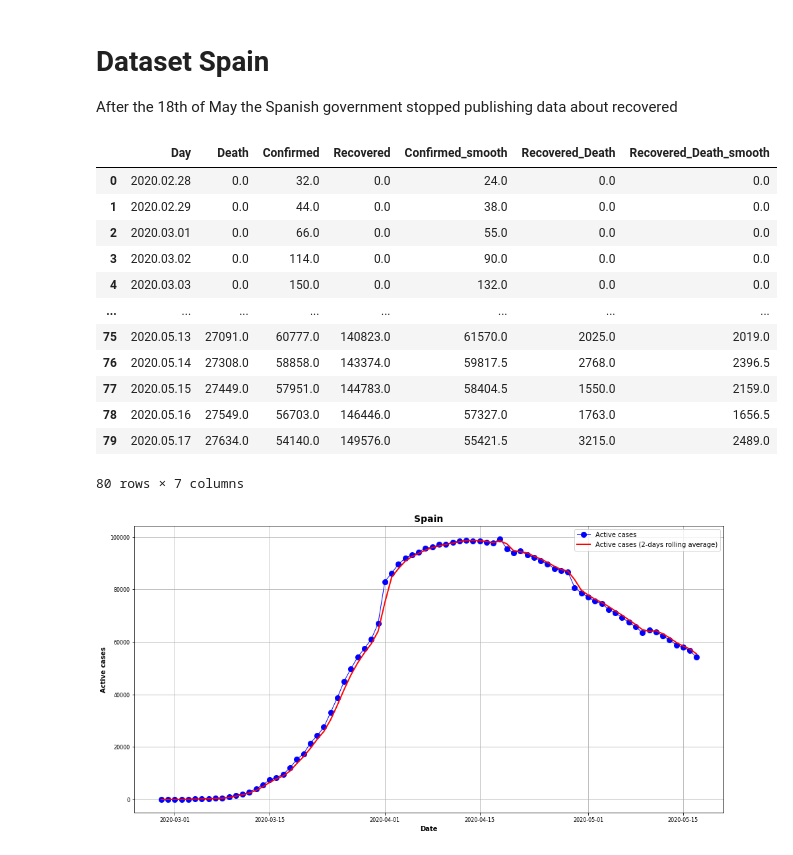
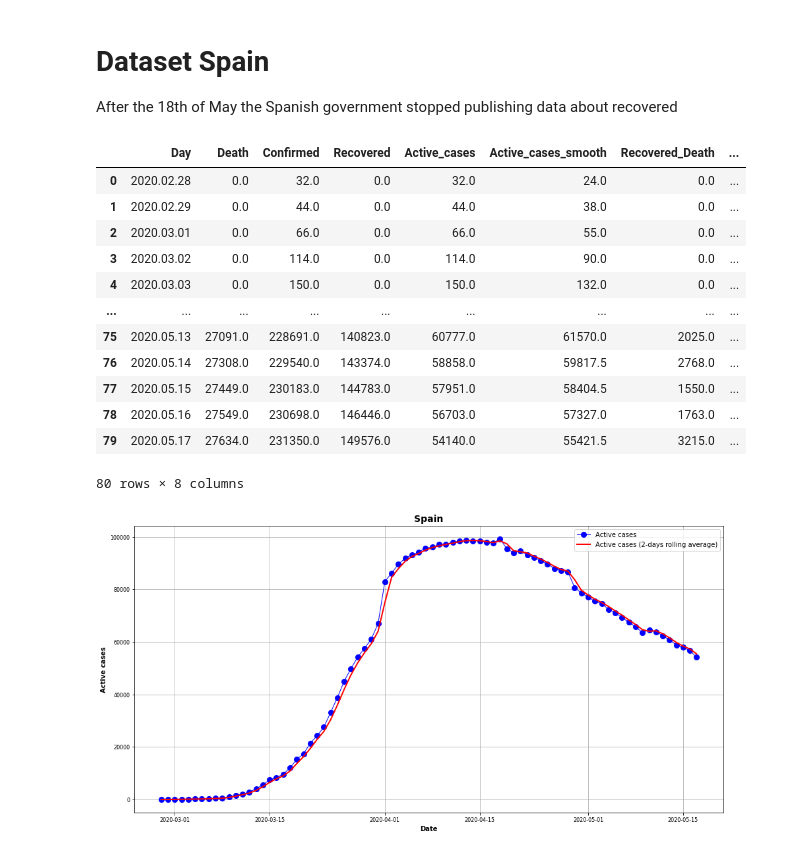
Before and after one commit to Nuelam9/Bayesian-inference-on-SCIR-epidemic-model, a Jupyter notebook: Advanced-statistics/notebook/data_preprocessing.ipynb, the cells around one changed output. Drawn from its saved outputs; the diff is of its cells as text; code cells hidden in the pictures.

```diff
--- a/Advanced-statistics/notebook/data_preprocessing.ipynb
+++ b/Advanced-statistics/notebook/data_preprocessing.ipynb
@@ -37,41 +37,41 @@ After the 18th of May the Spanish government stopped publishing data about recov
 # %%
 # data until 17 may
 url = "https://raw.githubusercontent.com/mariocastro73/predictability/master/datasets/covid-19-es.csv"
 # data until 31 march
 url_confirmed = "https://raw.githubusercontent.com/mariocastro73/predictability/master/datasets/confirmed-march31.csv"
 url_recovered = "https://raw.githubusercontent.com/mariocastro73/predictability/master/datasets/recovered-march31.csv"
 url_death = "https://raw.githubusercontent.com/mariocastro73/predictability/master/datasets/deaths-march31.csv"
 
 df = pd.read_csv(url, keep_date_col=True)
 df = df[~df.isna().any(axis=1)].reset_index(drop=True)
 df['Day'] = pd.date_range(start="2020.01.31", end="2020.05.17")
 df['Day'] = pd.to_datetime(df.Day, format='%Y-%m-%d').dt.strftime('%Y.%m.%d')
 
 df.loc[(df.Day <= "2020.03.31") & (df.Day >= "2020.02.27"), ['Death', 'Confirmed', 'Recovered']] = np.column_stack([pd.read_csv(url_death)['Spain'],
                                                                         pd.read_csv(url_confirmed)['Spain'],
                                                                         pd.read_csv(url_recovered)['Spain']])
-df['Confirmed'] = df.Confirmed - df.Recovered - df.Death
-df['Confirmed_smooth'] = df.Confirmed.rolling(2, min_periods=1).mean()
+df['Active_cases'] = df.Confirmed - df.Recovered - df.Death
+df['Active_cases_smooth'] = df.Active_cases.rolling(2, min_periods=1).mean()
 df['Recovered_Death'] = (df.Recovered + df.Death).diff().fillna(0) # (daily derivative)
 df['Recovered_Death_smooth'] = df.Recovered_Death.rolling(2, min_periods=1).mean()
 
 df = df[df.Day >= '2020.02.28'].reset_index(drop=True)
 df.loc[0, 'Recovered_Death_smooth'] = 0.
 
 df
 # %% [output]
-|  | Day | Death | Confirmed | Recovered | Confirmed_smooth | Recovered_Death | Recovered_Death_smooth |
-| 0 | 2020.02.28 | 0.0 | 32.0 | 0.0 | 24.0 | 0.0 | 0.0 |
-| 1 | 2020.02.29 | 0.0 | 44.0 | 0.0 | 38.0 | 0.0 | 0.0 |
-| 2 | 2020.03.01 | 0.0 | 66.0 | 0.0 | 55.0 | 0.0 | 0.0 |
-| 3 | 2020.03.02 | 0.0 | 114.0 | 0.0 | 90.0 | 0.0 | 0.0 |
-| 4 | 2020.03.03 | 0.0 | 150.0 | 0.0 | 132.0 | 0.0 | 0.0 |
-| ... | ... | ... | ... | ... | ... | ... | ... |
-| 75 | 2020.05.13 | 27091.0 | 60777.0 | 140823.0 | 61570.0 | 2025.0 | 2019.0 |
-| 76 | 2020.05.14 | 27308.0 | 58858.0 | 143374.0 | 59817.5 | 2768.0 | 2396.5 |
-| 77 | 2020.05.15 | 27449.0 | 57951.0 | 144783.0 | 58404.5 | 1550.0 | 2159.0 |
-| 78 | 2020.05.16 | 27549.0 | 56703.0 | 146446.0 | 57327.0 | 1763.0 | 1656.5 |
-| 79 | 2020.05.17 | 27634.0 | 54140.0 | 149576.0 | 55421.5 | 3215.0 | 2489.0 |
+|  | Day | Death | Confirmed | Recovered | Active_cases | Active_cases_smooth | Recovered_Death | ... |
+| 0 | 2020.02.28 | 0.0 | 32.0 | 0.0 | 32.0 | 24.0 | 0.0 | ... |
+| 1 | 2020.02.29 | 0.0 | 44.0 | 0.0 | 44.0 | 38.0 | 0.0 | ... |
+| 2 | 2020.03.01 | 0.0 | 66.0 | 0.0 | 66.0 | 55.0 | 0.0 | ... |
+| 3 | 2020.03.02 | 0.0 | 114.0 | 0.0 | 114.0 | 90.0 | 0.0 | ... |
+| 4 | 2020.03.03 | 0.0 | 150.0 | 0.0 | 150.0 | 132.0 | 0.0 | ... |
+| ... | ... | ... | ... | ... | ... | ... | ... | ... |
+| 75 | 2020.05.13 | 27091.0 | 228691.0 | 140823.0 | 60777.0 | 61570.0 | 2025.0 | ... |
+| 76 | 2020.05.14 | 27308.0 | 229540.0 | 143374.0 | 58858.0 | 59817.5 | 2768.0 | ... |
+| 77 | 2020.05.15 | 27449.0 | 230183.0 | 144783.0 | 57951.0 | 58404.5 | 1550.0 | ... |
+| 78 | 2020.05.16 | 27549.0 | 230698.0 | 146446.0 | 56703.0 | 57327.0 | 1763.0 | ... |
+| 79 | 2020.05.17 | 27634.0 | 231350.0 | 149576.0 | 54140.0 | 55421.5 | 3215.0 | ... |
-80 rows × 7 columns
+80 rows × 8 columns
 # %%
 # save fgure with plot from january
```
Also changed, not shown: parts of 3 cells of this notebook, 17 other files.
